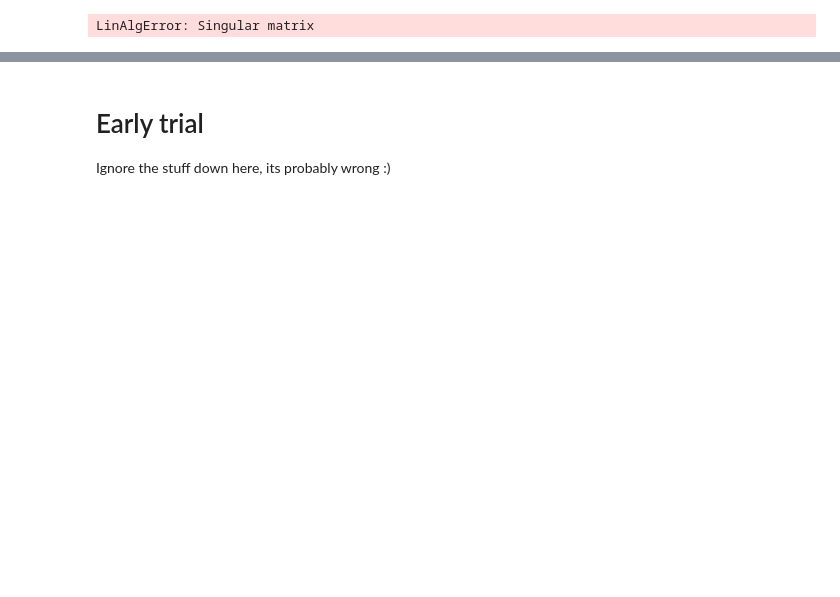
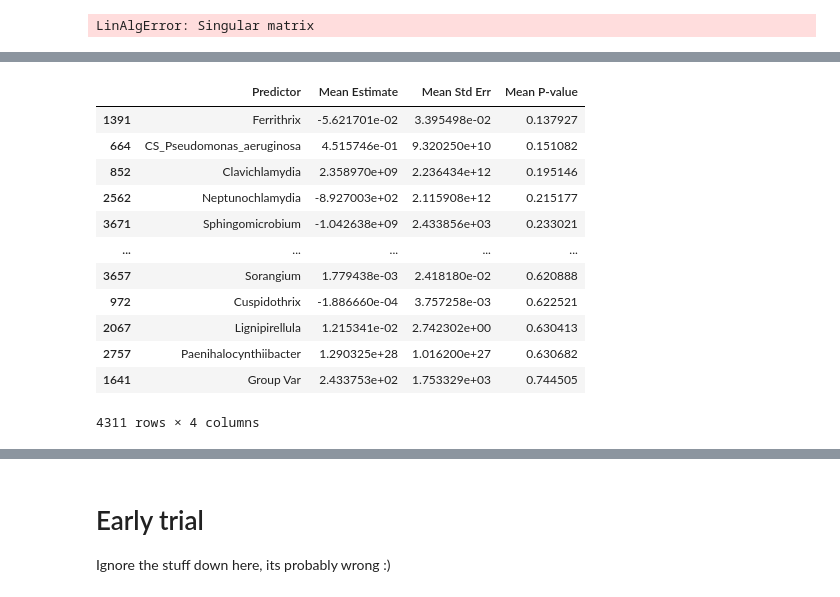
Before and after one commit to linsalrob/CF_2024, a Jupyter notebook: Jupyter/LMM.ipynb, the cells around one changed output, grey strips where cells are left out. Saved outputs shown, nothing was run; the diff lists cells and outputs as text; code cells hidden in the pictures; blank space fills up the shorter version.

```diff
--- a/Jupyter/LMM.ipynb
+++ b/Jupyter/LMM.ipynb
@@ -432,0 +451,16 @@ Name: N12M_Pseudomonas_aeruginosa, Length: 127, dtype: int64
+# %%
+final_results.sort_values(by='Mean P-value')
+# %% [output]
+|  | Predictor | Mean Estimate | Mean Std Err | Mean P-value |
+| 1391 | Ferrithrix | -5.621701e-02 | 3.395498e-02 | 0.137927 |
+| 664 | CS_Pseudomonas_aeruginosa | 4.515746e-01 | 9.320250e+10 | 0.151082 |
+| 852 | Clavichlamydia | 2.358970e+09 | 2.236434e+12 | 0.195146 |
+| 2562 | Neptunochlamydia | -8.927003e+02 | 2.115908e+12 | 0.215177 |
+| 3671 | Sphingomicrobium | -1.042638e+09 | 2.433856e+03 | 0.233021 |
+| ... | ... | ... | ... | ... |
+| 3657 | Sorangium | 1.779438e-03 | 2.418180e-02 | 0.620888 |
+| 972 | Cuspidothrix | -1.886660e-04 | 3.757258e-03 | 0.622521 |
+| 2067 | Lignipirellula | 1.215341e-02 | 2.742302e+00 | 0.630413 |
+| 2757 | Paenihalocynthiibacter | 1.290325e+28 | 1.016200e+27 | 0.630682 |
+| 1641 | Group Var | 2.433753e+02 | 1.753329e+03 | 0.744505 |
+4311 rows × 4 columns
```
Also changed, not shown: parts of 55 cells of this notebook.
